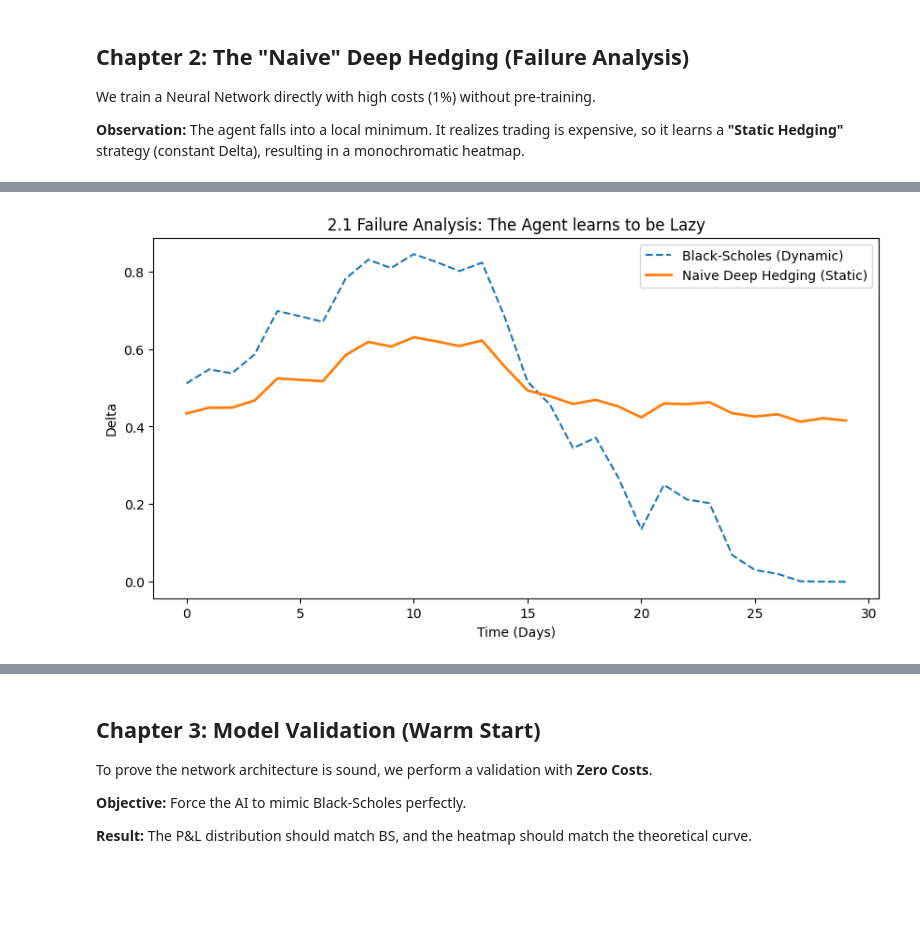
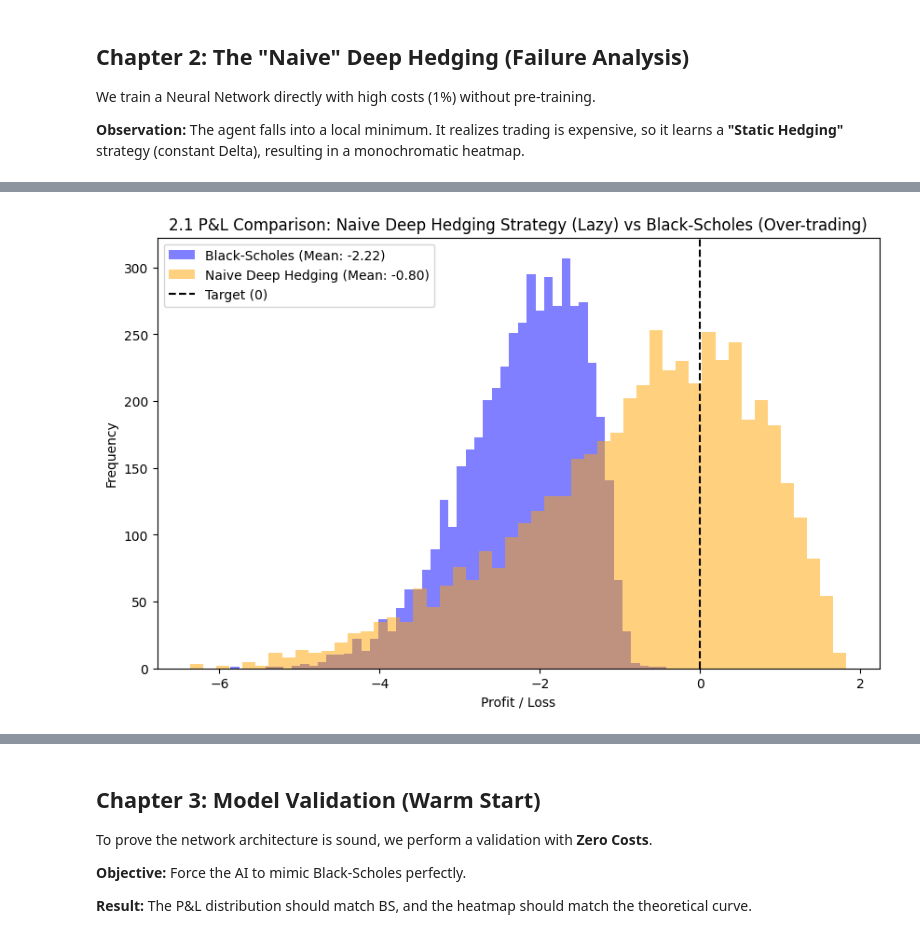
Before and after one commit to RemiH123/Deep-Hedging-Reinforcement-Learning, a Jupyter notebook: Deep_hedging_project (1).ipynb, the cells around one changed output, grey strips where cells are left out. Saved outputs shown, nothing was run; the diff lists cells and outputs as text; code cells hidden in the pictures; blank space fills up the shorter version.

```diff
--- a/Deep_hedging_project (1).ipynb
+++ b/Deep_hedging_project (1).ipynb
@@ -217,27 +206,88 @@ for epoch in range(15):
     for batch in dataset:
         train_step(model_naive, batch, K, dt, N, price_theoretical, opt_naive)
 
-# --- GRAPH 4: P&L Comparison (Naive vs BS) ---
-# (Calculation skipped for brevity, visualising Result directly)
-# Note: Naive usually beats BS P&L by doing nothing, but fails to hedge dynamically.
+# --- GRAPH 2.1: P&L Comparison (Naive vs BS) ---
+print("Calculating Naive P&L...")
 
-# --- GRAPH 5: Strategy Comparison on Sample Path ---
+# 1. Calculate P&L for Naive Model (Vectorized)
+wealth_naive = np.zeros(M)
+prev_delta_naive = np.zeros(M)
+
+# 2. Calculate P&L for BS (we reuse the logic/variables from Chapter 1 but recompute for clarity)
+wealth_bs = np.zeros(M)
+prev_delta_bs = np.zeros(M)
+
+for t in range(N):
+    s = paths[:, t]
+    s_next = paths[:, t+1]
+    t_rem = dt * (N - t)
+
+    # --- Naive Agent Action ---
+    feats = np.stack([s/100.0, np.full(M, t_rem)], axis=1) # Normalization
+    d_naive = model_naive.delta_net(feats).numpy().flatten()
+
+    wealth_naive += d_naive * (s_next - s)
+    wealth_naive -= np.abs(d_naive - prev_delta_naive) * s * HIGH_COST
+    prev_delta_naive = d_naive
+
+    # --- BS Action (Benchmark) ---
+    d_bs = black_scholes_delta(s, K, t_rem, r, sigma)
+    wealth_bs += d_bs * (s_next - s)
+    wealth_bs -= np.abs(d_bs - prev_delta_bs) * s * HIGH_COST
+    prev_delta_bs = d_bs
+
+# Final P&L
+payoffs = np.maximum(paths[:, -1] - K, 0)
+pnl_naive = price_theoretical + wealth_naive - payoffs
+pnl_bs_cost = price_theoretical + wealth_bs - payoffs
+
+# Visualization
+plt.figure(figsize=(10, 6))
+plt.hist(pnl_bs_cost, bins=50, alpha=0.5, label=f'Black-Scholes (Mean: {np.mean(pnl_bs_cost):.2f})', color='blue')
+plt.hist(pnl_naive, bins=50, alpha=0.5, label=f'Naive Deep Hedging (Mean: {np.mean(pnl_naive):.2f})', color='orange')
+plt.axvline(x=0, color='black', linestyle='--', label='Target (0)')
+plt.title("2.1 P&L Comparison: Naive Deep Hedging Strategy (Lazy) vs Black-Scholes (Over-trading)")
+plt.xlabel("Profit / Loss")
+plt.ylabel("Frequency")
+plt.legend()
+plt.show()
+
+
+# We pick a specific scenario to visualize the "Lazy" behavior
+sample_idx = 10 # Arbitrary index
+sample_path = paths[sample_idx]
+time_days = np.arange(N+1) # X-axis in days
+
+# 1. Compute Deltas for this path
+deltas_bs = [black_scholes_delta(s, K, T - t*dt, r, sigma) for t, s in enumerate(sample_path[:-1])]
 deltas_naive = []
 for t in range(N):
     s = sample_path[t]
-    feat = np.array([[s/100.0, dt*(N-t)]])
+    t_rem = dt * (N - t)
+    feat = np.array([[s/100.0, t_rem]]) # Normalize
     d = model_naive.delta_net(feat).numpy()[0][0]
     deltas_naive.append(d)
 
-plt.figure(figsize=(10, 5))
-plt.plot(deltas_bs_sample, label='Black-Scholes (Dynamic)', linestyle='--')
-plt.plot(deltas_naive, label='Naive Deep Hedging (Static)', linewidth=2)
-plt.title("2.1 Failure Analysis: The Agent learns to be Lazy")
-plt.xlabel("Time (Days)")
-plt.ylabel("Delta")
-plt.legend(); plt.show()
+# 2. Plot Side-by-Side
+fig, axes = plt.subplots(1, 2, figsize=(14, 5))
 
-# --- GRAPH 6 & 7: Heatmaps (BS vs Naive) ---
+# Graph 2.2: Asset Price
+axes[0].plot(time_days, sample_path, color='black', alpha=0.8)
+axes[0].set_title("2.2 One scenario: Asset Price Evolution")
+axes[0].set_xlabel("Time (Days)"); axes[0].set_ylabel("Asset price")
+axes[0].grid(True, alpha=0.3)
+
+# Graph 2.3: Delta Comparison
+axes[1].plot(time_days[:-1], deltas_bs, label='Black-Scholes (Dynamic)', linestyle='--', linewidth=2)
+axes[1].plot(time_days[:-1], deltas_naive, label='Naive Deep hedging', linewidth=3, alpha=0.8)
+axes[1].set_title("2.3 Strategy for this scenario: Delta Evolution")
+axes[1].set_xlabel("Time (Days)"); axes[1].set_ylabel("Delta")
+axes[1].legend()
+axes[1].grid(True, alpha=0.3)
+
+plt.show()
+
+# --- GRAPH 2.4 & 2.5: Heatmaps (BS vs Naive) ---
 S_range = np.linspace(80, 120, 50)
 T_range = np.linspace(0, T, 30)
 S_grid, T_grid = np.meshgrid(S_range, T_range)
@@ -252,9 +302,11 @@ for i in range(len(T_range)):
 
 fig, axes = plt.subplots(1, 2, figsize=(16, 6))
 im1 = axes[0].contourf(T_grid, S_grid, bs_surface, levels=20, cmap='viridis', vmin=0, vmax=1)
-axes[0].set_title("2.2 Target Strategy (Black-Scholes)"); plt.colorbar(im1, ax=axes[0])
+axes[0].set_title("2.4 Target Strategy (Black-Scholes)"); plt.colorbar(im1, ax=axes[0], label="Delta")
+axes[0].set_xlabel("Time (Days)"); axes[0].set_ylabel("Asset price")
 im2 = axes[1].contourf(T_grid, S_grid, ai_surface_naive, levels=20, cmap='viridis', vmin=0, vmax=1)
-axes[1].set_title("2.3 Naive Strategy (Monochromatic/Static)"); plt.colorbar(im2, ax=axes[1])
+axes[1].set_title("2.5 Naive Strategy (Monochromatic/Static)"); plt.colorbar(im2, ax=axes[1], label="Delta")
+axes[1].set_xlabel("Time (Days)"); axes[1].set_ylabel("Asset price")
 plt.show()
 # %% [output]
 Training 'Naive' Model (1% Costs, No Warm Start)...
@@ -261 +314 @@ Training 'Naive' Model (1% Costs, No Warm Start)...
-[figure, old version]
+[figure, new version]
```
Also changed, not shown: parts of 7 cells of this notebook.
